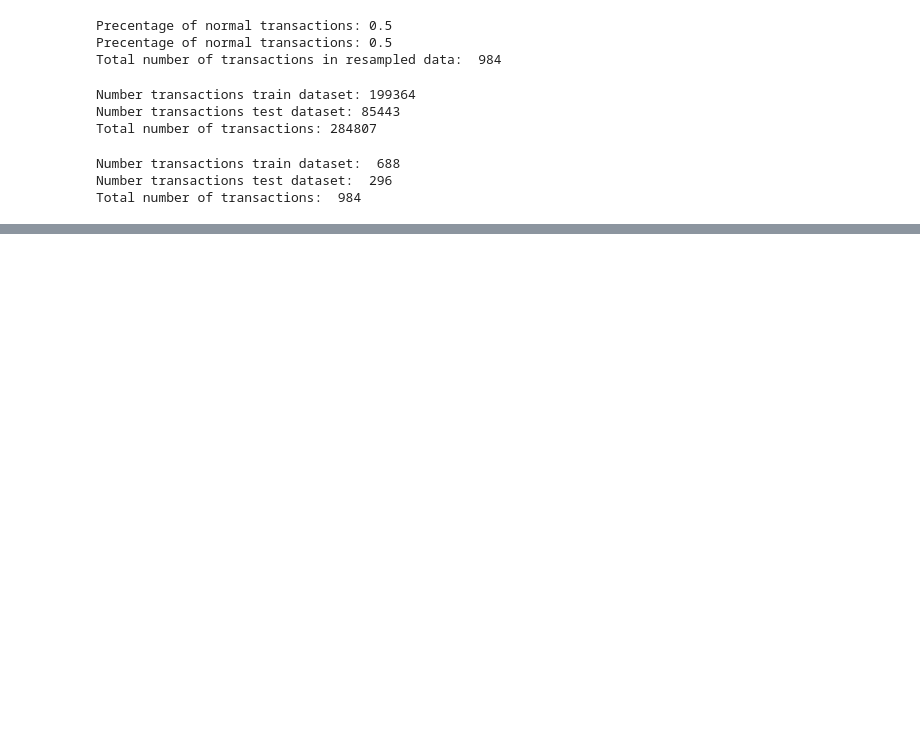
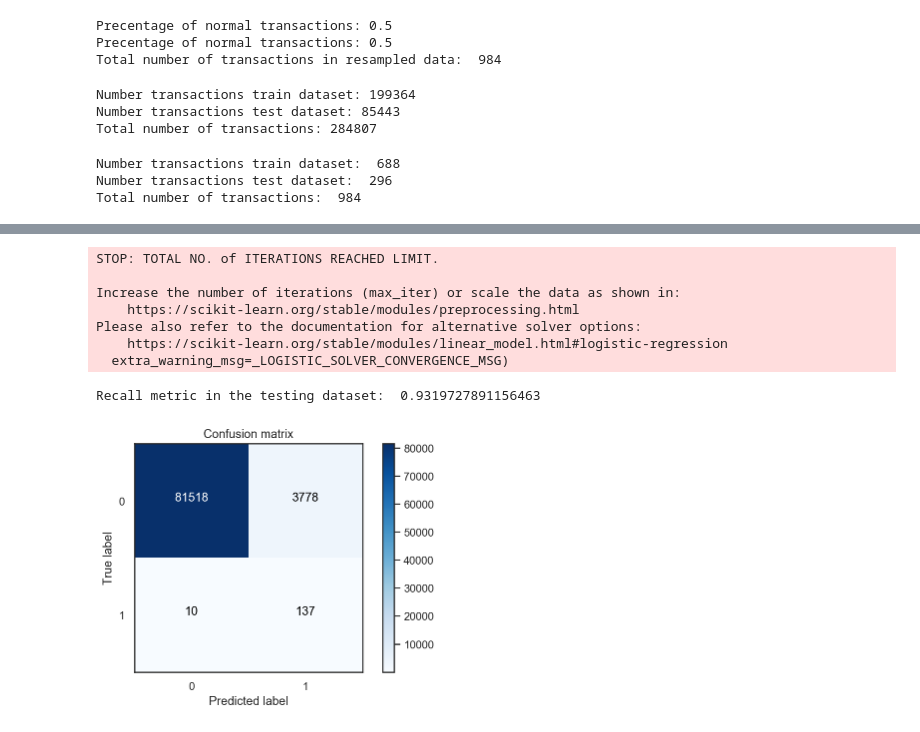
Before and after one commit to joeybaba/mywork, a Jupyter notebook: regressionalgorithm/creditcard_.ipynb, the cells around one changed output, grey strips where cells are left out. Saved outputs shown, nothing was run; the diff lists cells and outputs as text; code cells hidden in the pictures; blank space fills up the shorter version.

```diff
--- a/regressionalgorithm/creditcard_.ipynb
+++ b/regressionalgorithm/creditcard_.ipynb
@@ -234,0 +302,28 @@ KFold(n_splits=199364, random_state=None, shuffle=False)
+# %%
+# 预测源数据
+lr = LogisticRegression(C = best_c, penalty = 'l2')
+lr.fit(X_train_undersample,y_train_undersample.values.ravel())
+y_pred_undersample = lr.predict(X_test.values) # 源数据
+
+# Compute confusion matrix
+cnf_matrix = confusion_matrix(y_test,y_pred_undersample) # 源数据
+np.set_printoptions(precision=2)
+
+print("Recall metric in the testing dataset: ", cnf_matrix[1,1]/(cnf_matrix[1,0]+cnf_matrix[1,1]))
+
+# Plot non-normalized confusion matrix
+class_names = [0,1]
+plt.figure()
+plot_confusion_matrix(cnf_matrix
+                      , classes=class_names
+                      , title='Confusion matrix')
+# %% [output]
+STOP: TOTAL NO. of ITERATIONS REACHED LIMIT.
+
+Increase the number of iterations (max_iter) or scale the data as shown in:
+    https://scikit-learn.org/stable/modules/preprocessing.html
+Please also refer to the documentation for alternative solver options:
+    https://scikit-learn.org/stable/modules/linear_model.html#logistic-regression
+  extra_warning_msg=_LOGISTIC_SOLVER_CONVERGENCE_MSG)
+Recall metric in the testing dataset:  0.9319727891156463
+[figure, added]
```
Also changed, not shown: parts of 18 cells of this notebook, 1 other file.
